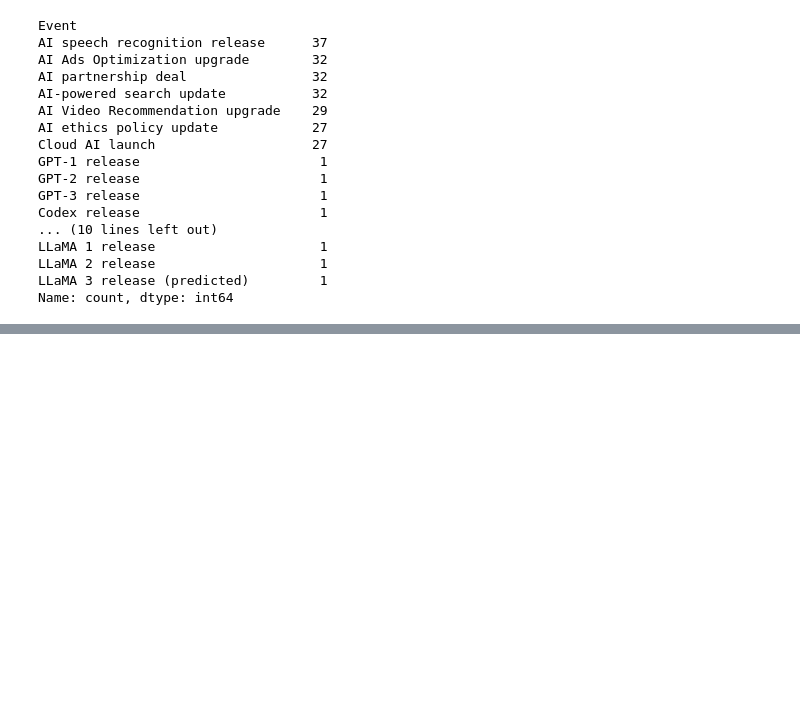
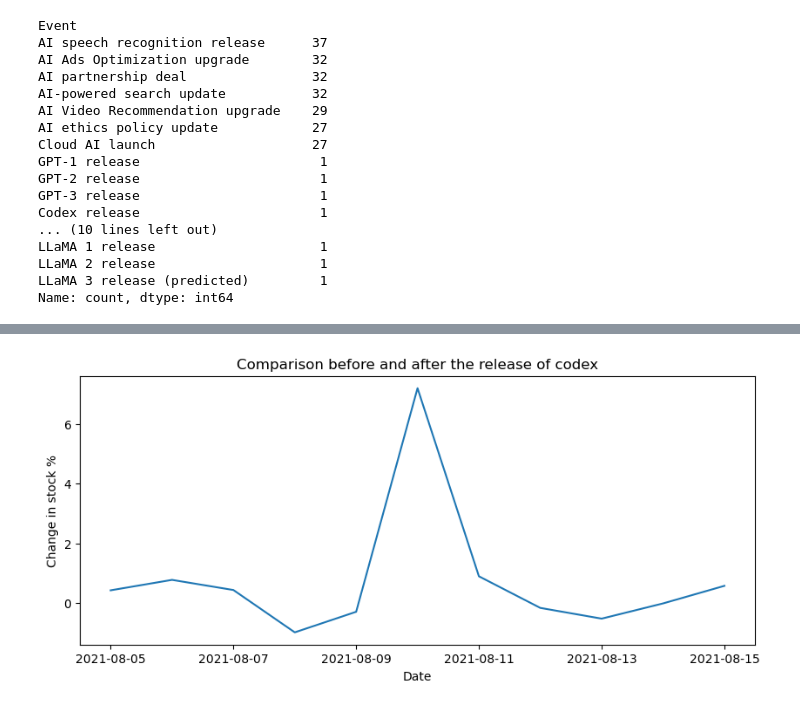
Before and after one commit to abdullahkhan-10/Python-Complete-Course, a Jupyter notebook: Python Projects/Intermediate Projects/3_financial_data.ipynb, the cells around one changed output, grey strips where cells are left out. Cells and saved outputs as stored; diff of their text form; code cells hidden in the pictures; blank space fills up the shorter version.

Commit message:
Comparison befor and after the release of particular event "Codex"

```diff
--- a/Python Projects/Intermediate Projects/3_financial_data.ipynb
+++ b/Python Projects/Intermediate Projects/3_financial_data.ipynb
@@ -565,0 +573,6 @@ Name: count, dtype: int64
+# %%
+# Check 5 days befor this event and 5 days after this event.
+
+event_data = financial_data.loc[ 2408 : 2418]
+
+event_data
@@ -565,0 +592,15 @@ Name: count, dtype: int64
+# %%
+# Show the Stock impact in % befor and after 5 days of codex release with line chart.
+
+plt.figure(figsize = (10,4))
+
+plt.plot(event_data["Date"], event_data["Stock_Impact_%"])
+plt.title("Comparison before and after the release of codex")
+plt.xlabel("Date")
+plt.ylabel("Change in stock %")
+
+plt.show()
+
+# So there is clear increse in stock % when codex eas release.
+# %% [output]
+[figure, added]
```
Also changed, not shown: parts of 2 cells of this notebook.
